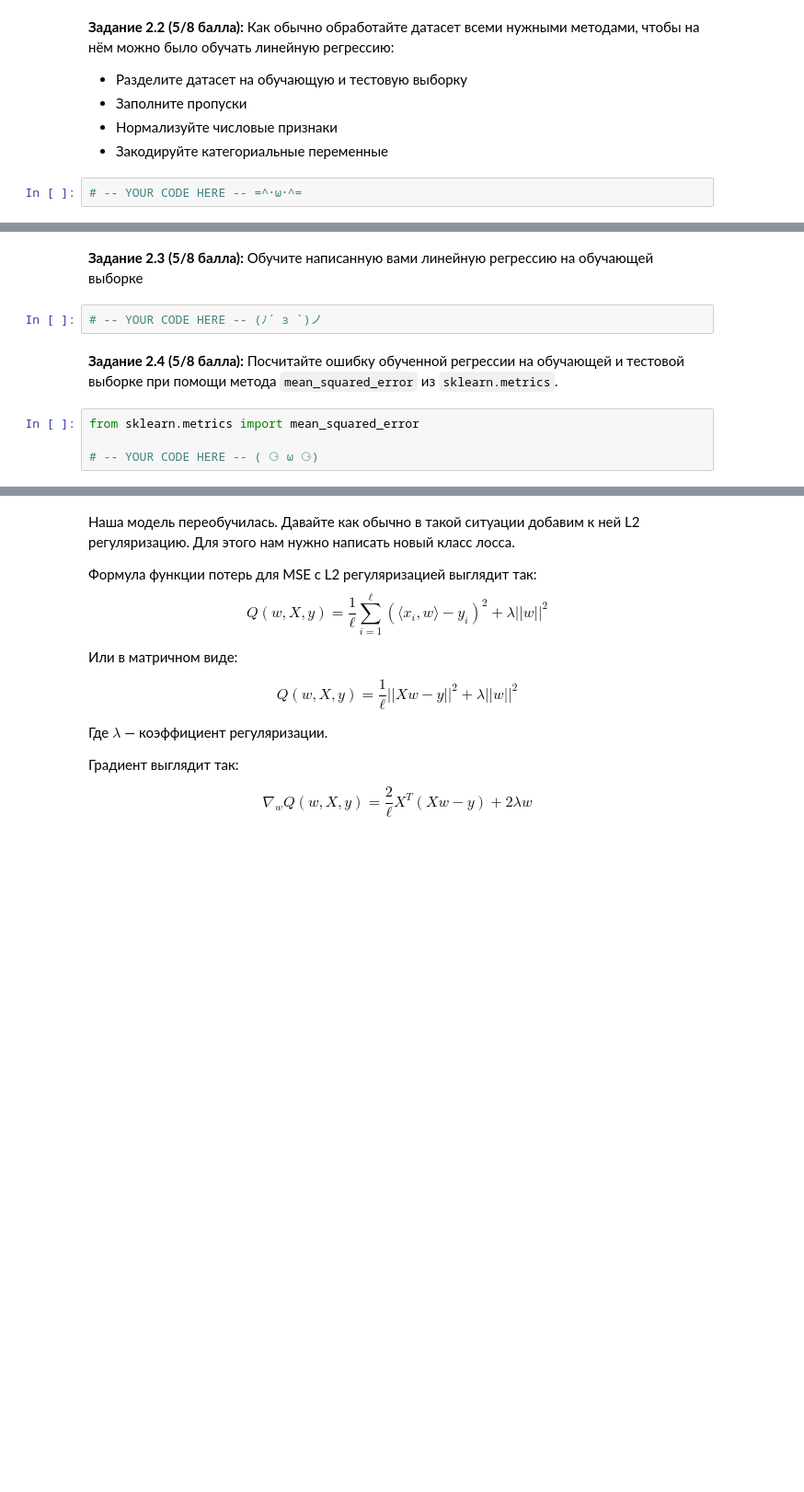
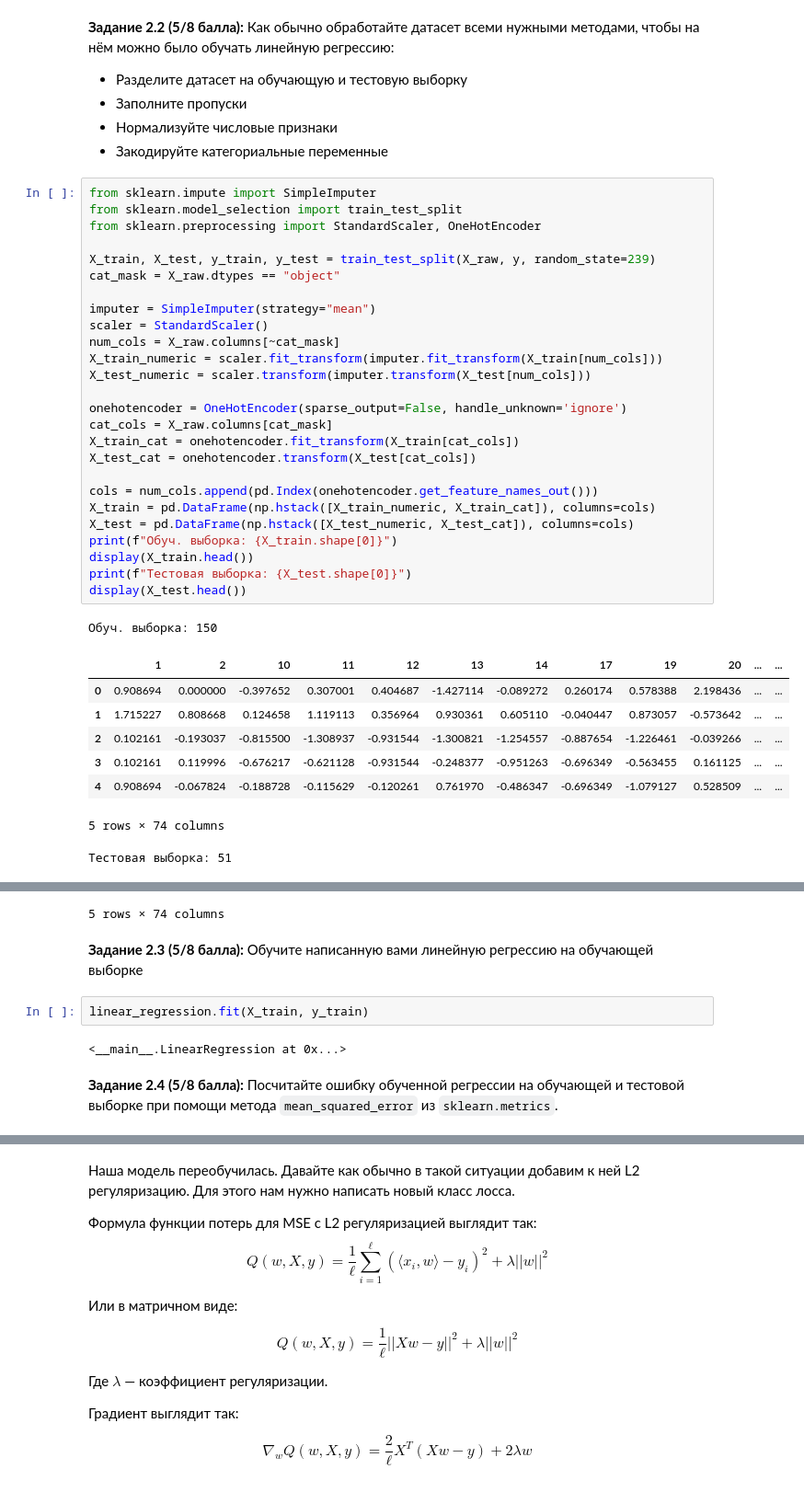
Before and after one commit to AjnoEO/iad-ml, a Jupyter notebook: hw05-gd/hw05_gd.ipynb, the cells around one changed output, grey strips where cells are left out. Shown at 92% size. Cells and saved outputs as stored; diff of their text form; blank space fills up the shorter version.

```diff
--- a/hw05-gd/hw05_gd.ipynb
+++ b/hw05-gd/hw05_gd.ipynb
@@ -526,5 +565,39 @@ X_raw = X_raw.drop(26, axis=1)
 * Заполните пропуски
 * Нормализуйте числовые признаки
 * Закодируйте категориальные переменные
-# %%
-# -- YOUR CODE HERE -- =^･ω･^=
+# %%
+from sklearn.impute import SimpleImputer
+from sklearn.model_selection import train_test_split
+from sklearn.preprocessing import StandardScaler, OneHotEncoder
+
+X_train, X_test, y_train, y_test = train_test_split(X_raw, y, random_state=239)
+cat_mask = X_raw.dtypes == "object"
+
+imputer = SimpleImputer(strategy="mean")
+scaler = StandardScaler()
+num_cols = X_raw.columns[~cat_mask]
+X_train_numeric = scaler.fit_transform(imputer.fit_transform(X_train[num_cols]))
+X_test_numeric = scaler.transform(imputer.transform(X_test[num_cols]))
+
+onehotencoder = OneHotEncoder(sparse_output=False, handle_unknown='ignore')
+cat_cols = X_raw.columns[cat_mask]
+X_train_cat = onehotencoder.fit_transform(X_train[cat_cols])
+X_test_cat = onehotencoder.transform(X_test[cat_cols])
+
+cols = num_cols.append(pd.Index(onehotencoder.get_feature_names_out()))
+X_train = pd.DataFrame(np.hstack([X_train_numeric, X_train_cat]), columns=cols)
+X_test = pd.DataFrame(np.hstack([X_test_numeric, X_test_cat]), columns=cols)
+print(f"Обуч. выборка: {X_train.shape[0]}")
+display(X_train.head())
+print(f"Тестовая выборка: {X_test.shape[0]}")
+display(X_test.head())
+# %% [output]
+Обуч. выборка: 150
+|  | 1 | 2 | 10 | 11 | 12 | 13 | 14 | 17 | 19 | 20 | ... | ... |
+| 0 | 0.908694 | 0.000000 | -0.397652 | 0.307001 | 0.404687 | -1.427114 | -0.089272 | 0.260174 | 0.578388 | 2.198436 | ... | ... |
+| 1 | 1.715227 | 0.808668 | 0.124658 | 1.119113 | 0.356964 | 0.930361 | 0.605110 | -0.040447 | 0.873057 | -0.573642 | ... | ... |
+| 2 | 0.102161 | -0.193037 | -0.815500 | -1.308937 | -0.931544 | -1.300821 | -1.254557 | -0.887654 | -1.226461 | -0.039266 | ... | ... |
+| 3 | 0.102161 | 0.119996 | -0.676217 | -0.621128 | -0.931544 | -0.248377 | -0.951263 | -0.696349 | -0.563455 | 0.161125 | ... | ... |
+| 4 | 0.908694 | -0.067824 | -0.188728 | -0.115629 | -0.120261 | 0.761970 | -0.486347 | -0.696349 | -1.079127 | 0.528509 | ... | ... |
+5 rows × 74 columns
+Тестовая выборка: 51
@@ -531,10 +610,9 @@ X_raw = X_raw.drop(26, axis=1)
+5 rows × 74 columns
 # %% [markdown]
 **Задание 2.3 (5/8 балла):** Обучите написанную вами линейную регрессию на обучающей выборке
-# %%
-# -- YOUR CODE HERE -- (ﾉ´ з `)ノ
+# %%
+linear_regression.fit(X_train, y_train)
+# %% [output]
+<__main__.LinearRegression at 0x...>
 # %% [markdown]
 **Задание 2.4 (5/8 балла):** Посчитайте ошибку обученной регрессии на обучающей и тестовой выборке при помощи метода `mean_squared_error` из `sklearn.metrics`.
-# %%
-from sklearn.metrics import mean_squared_error
-
-# -- YOUR CODE HERE -- ( ⚆ ω ⚆)
```
Also changed, not shown: parts of 13 cells of this notebook.
